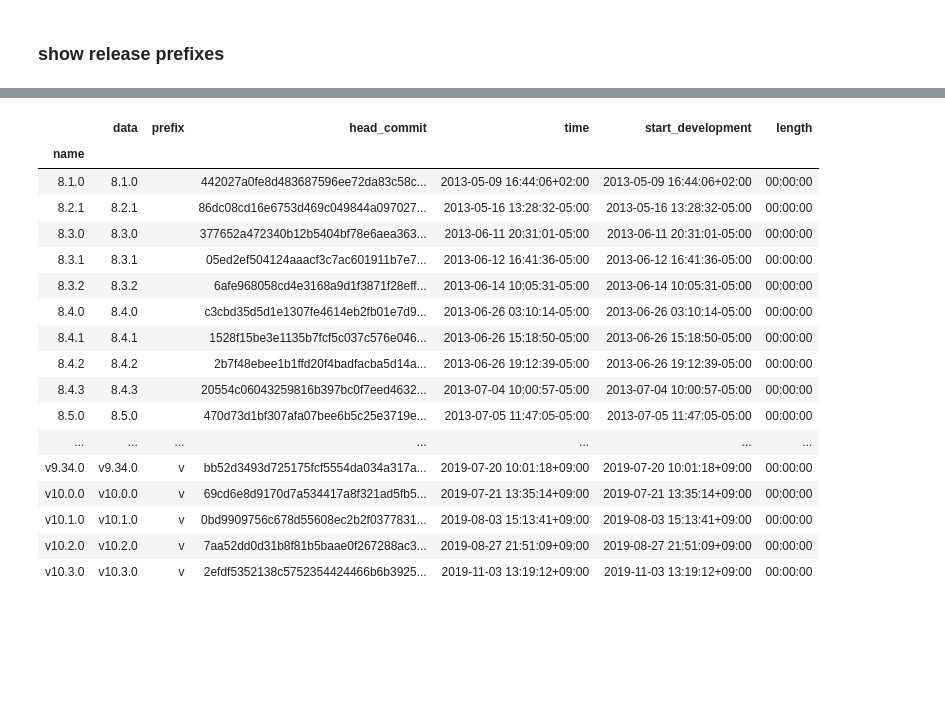
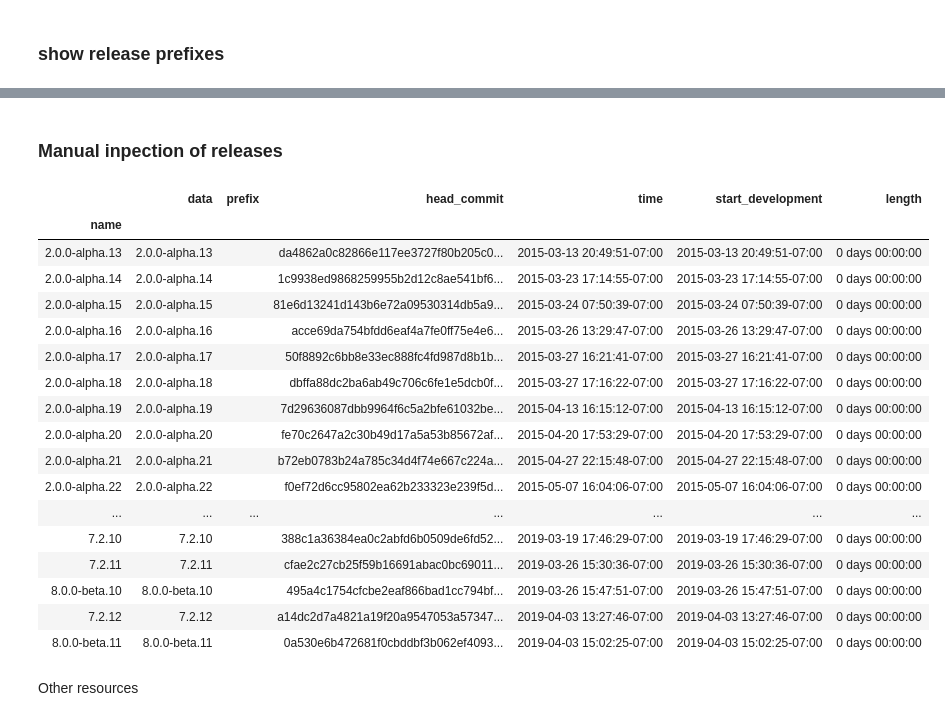
Before and after one commit to gems-uff/release-mining, a Jupyter notebook: release-screening.ipynb, the cells around one changed output, grey strips where cells are left out. Saved outputs shown, nothing was run; the diff lists cells and outputs as text; code cells hidden in the pictures; blank space fills up the shorter version.

```diff
--- a/release-screening.ipynb
+++ b/release-screening.ipynb
@@ -231,21 +239,0 @@ Name: prefixes, dtype: object
-# %%
-releases.loc["blueimp/jQuery-File-Upload"]
-# %% [output]
-|  | data | prefix | head_commit | time | start_development | length |
-| name |  |  |  |  |  |  |
-| 8.1.0 | 8.1.0 |  | 442027a0fe8d483687596ee72da83c58c... | 2013-05-09 16:44:06+02:00 | 2013-05-09 16:44:06+02:00 | 00:00:00 |
-| 8.2.1 | 8.2.1 |  | 86dc08cd16e6753d469c049844a097027... | 2013-05-16 13:28:32-05:00 | 2013-05-16 13:28:32-05:00 | 00:00:00 |
-| 8.3.0 | 8.3.0 |  | 377652a472340b12b5404bf78e6aea363... | 2013-06-11 20:31:01-05:00 | 2013-06-11 20:31:01-05:00 | 00:00:00 |
-| 8.3.1 | 8.3.1 |  | 05ed2ef504124aaacf3c7ac601911b7e7... | 2013-06-12 16:41:36-05:00 | 2013-06-12 16:41:36-05:00 | 00:00:00 |
-| 8.3.2 | 8.3.2 |  | 6afe968058cd4e3168a9d1f3871f28eff... | 2013-06-14 10:05:31-05:00 | 2013-06-14 10:05:31-05:00 | 00:00:00 |
-| 8.4.0 | 8.4.0 |  | c3cbd35d5d1e1307fe4614eb2fb01e7d9... | 2013-06-26 03:10:14-05:00 | 2013-06-26 03:10:14-05:00 | 00:00:00 |
-| 8.4.1 | 8.4.1 |  | 1528f15be3e1135b7fcf5c037c576e046... | 2013-06-26 15:18:50-05:00 | 2013-06-26 15:18:50-05:00 | 00:00:00 |
-| 8.4.2 | 8.4.2 |  | 2b7f48ebee1b1ffd20f4badfacba5d14a... | 2013-06-26 19:12:39-05:00 | 2013-06-26 19:12:39-05:00 | 00:00:00 |
-| 8.4.3 | 8.4.3 |  | 20554c06043259816b397bc0f7eed4632... | 2013-07-04 10:00:57-05:00 | 2013-07-04 10:00:57-05:00 | 00:00:00 |
-| 8.5.0 | 8.5.0 |  | 470d73d1bf307afa07bee6b5c25e3719e... | 2013-07-05 11:47:05-05:00 | 2013-07-05 11:47:05-05:00 | 00:00:00 |
-| ... | ... | ... | ... | ... | ... | ... |
-| v9.34.0 | v9.34.0 | v | bb52d3493d725175fcf5554da034a317a... | 2019-07-20 10:01:18+09:00 | 2019-07-20 10:01:18+09:00 | 00:00:00 |
-| v10.0.0 | v10.0.0 | v | 69cd6e8d9170d7a534417a8f321ad5fb5... | 2019-07-21 13:35:14+09:00 | 2019-07-21 13:35:14+09:00 | 00:00:00 |
-| v10.1.0 | v10.1.0 | v | 0bd9909756c678d55608ec2b2f0377831... | 2019-08-03 15:13:41+09:00 | 2019-08-03 15:13:41+09:00 | 00:00:00 |
-| v10.2.0 | v10.2.0 | v | 7aa52dd0d31b8f81b5baae0f267288ac3... | 2019-08-27 21:51:09+09:00 | 2019-08-27 21:51:09+09:00 | 00:00:00 |
-| v10.3.0 | v10.3.0 | v | 2efdf5352138c5752354424466b6b3925... | 2019-11-03 13:19:12+09:00 | 2019-11-03 13:19:12+09:00 | 00:00:00 |
@@ -279,0 +240,26 @@ for name in release_prefixes:
+# %% [markdown]
+### Manual inpection of releases
+# %%
+releases.loc["angular/angular"]
+# %% [output]
+|  | data | prefix | head_commit | time | start_development | length |
+| name |  |  |  |  |  |  |
+| 2.0.0-alpha.13 | 2.0.0-alpha.13 |  | da4862a0c82866e117ee3727f80b205c0... | 2015-03-13 20:49:51-07:00 | 2015-03-13 20:49:51-07:00 | 0 days 00:00:00 |
+| 2.0.0-alpha.14 | 2.0.0-alpha.14 |  | 1c9938ed9868259955b2d12c8ae541bf6... | 2015-03-23 17:14:55-07:00 | 2015-03-23 17:14:55-07:00 | 0 days 00:00:00 |
+| 2.0.0-alpha.15 | 2.0.0-alpha.15 |  | 81e6d13241d143b6e72a09530314db5a9... | 2015-03-24 07:50:39-07:00 | 2015-03-24 07:50:39-07:00 | 0 days 00:00:00 |
+| 2.0.0-alpha.16 | 2.0.0-alpha.16 |  | acce69da754bfdd6eaf4a7fe0ff75e4e6... | 2015-03-26 13:29:47-07:00 | 2015-03-26 13:29:47-07:00 | 0 days 00:00:00 |
+| 2.0.0-alpha.17 | 2.0.0-alpha.17 |  | 50f8892c6bb8e33ec888fc4fd987d8b1b... | 2015-03-27 16:21:41-07:00 | 2015-03-27 16:21:41-07:00 | 0 days 00:00:00 |
+| 2.0.0-alpha.18 | 2.0.0-alpha.18 |  | dbffa88dc2ba6ab49c706c6fe1e5dcb0f... | 2015-03-27 17:16:22-07:00 | 2015-03-27 17:16:22-07:00 | 0 days 00:00:00 |
+| 2.0.0-alpha.19 | 2.0.0-alpha.19 |  | 7d29636087dbb9964f6c5a2bfe61032be... | 2015-04-13 16:15:12-07:00 | 2015-04-13 16:15:12-07:00 | 0 days 00:00:00 |
+| 2.0.0-alpha.20 | 2.0.0-alpha.20 |  | fe70c2647a2c30b49d17a5a53b85672af... | 2015-04-20 17:53:29-07:00 | 2015-04-20 17:53:29-07:00 | 0 days 00:00:00 |
+| 2.0.0-alpha.21 | 2.0.0-alpha.21 |  | b72eb0783b24a785c34d4f74e667c224a... | 2015-04-27 22:15:48-07:00 | 2015-04-27 22:15:48-07:00 | 0 days 00:00:00 |
+| 2.0.0-alpha.22 | 2.0.0-alpha.22 |  | f0ef72d6cc95802ea62b233323e239f5d... | 2015-05-07 16:04:06-07:00 | 2015-05-07 16:04:06-07:00 | 0 days 00:00:00 |
+| ... | ... | ... | ... | ... | ... | ... |
+| 7.2.10 | 7.2.10 |  | 388c1a36384ea0c2abfd6b0509de6fd52... | 2019-03-19 17:46:29-07:00 | 2019-03-19 17:46:29-07:00 | 0 days 00:00:00 |
+| 7.2.11 | 7.2.11 |  | cfae2c27cb25f59b16691abac0bc69011... | 2019-03-26 15:30:36-07:00 | 2019-03-26 15:30:36-07:00 | 0 days 00:00:00 |
+| 8.0.0-beta.10 | 8.0.0-beta.10 |  | 495a4c1754cfcbe2eaf866bad1cc794bf... | 2019-03-26 15:47:51-07:00 | 2019-03-26 15:47:51-07:00 | 0 days 00:00:00 |
+| 7.2.12 | 7.2.12 |  | a14dc2d7a4821a19f20a9547053a57347... | 2019-04-03 13:27:46-07:00 | 2019-04-03 13:27:46-07:00 | 0 days 00:00:00 |
+| 8.0.0-beta.11 | 8.0.0-beta.11 |  | 0a530e6b472681f0cbddbf3b062ef4093... | 2019-04-03 15:02:25-07:00 | 2019-04-03 15:02:25-07:00 | 0 days 00:00:00 |
+# %% [markdown]
+
+Other resources
```
Also changed, not shown: parts of 14 cells of this notebook, 2 other files.
